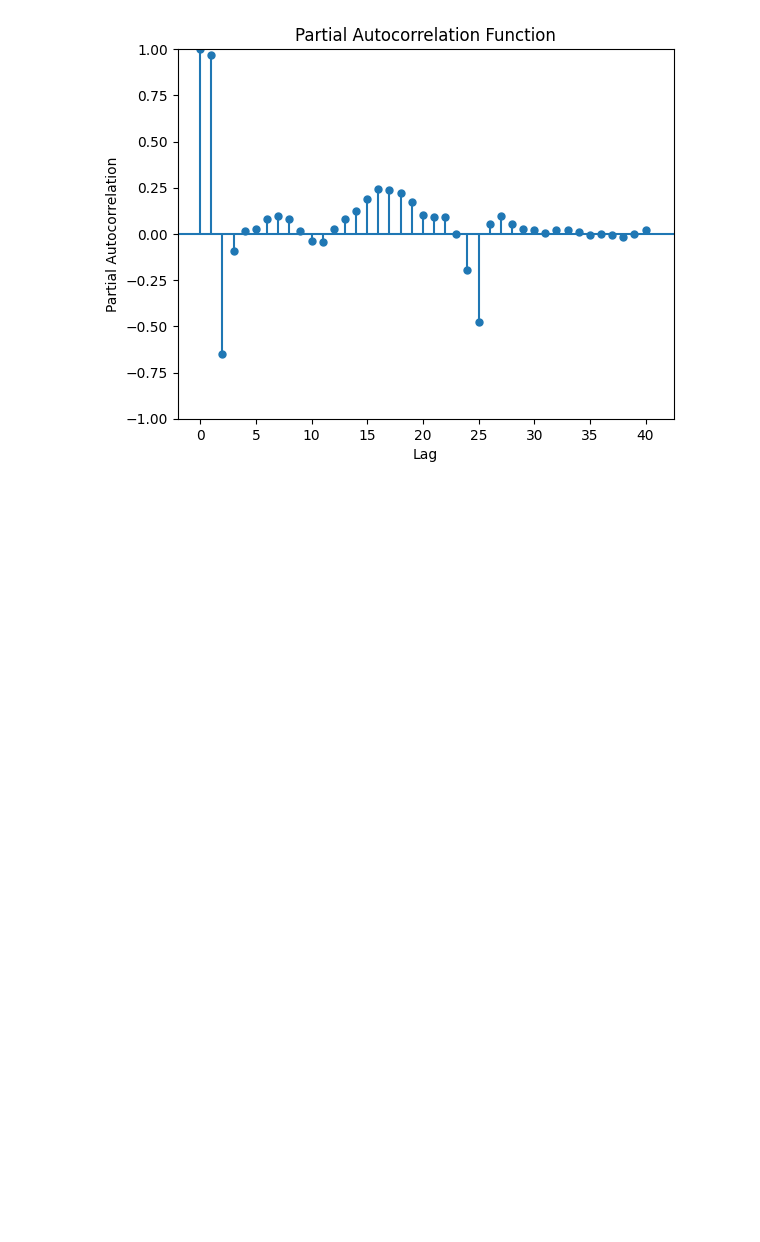
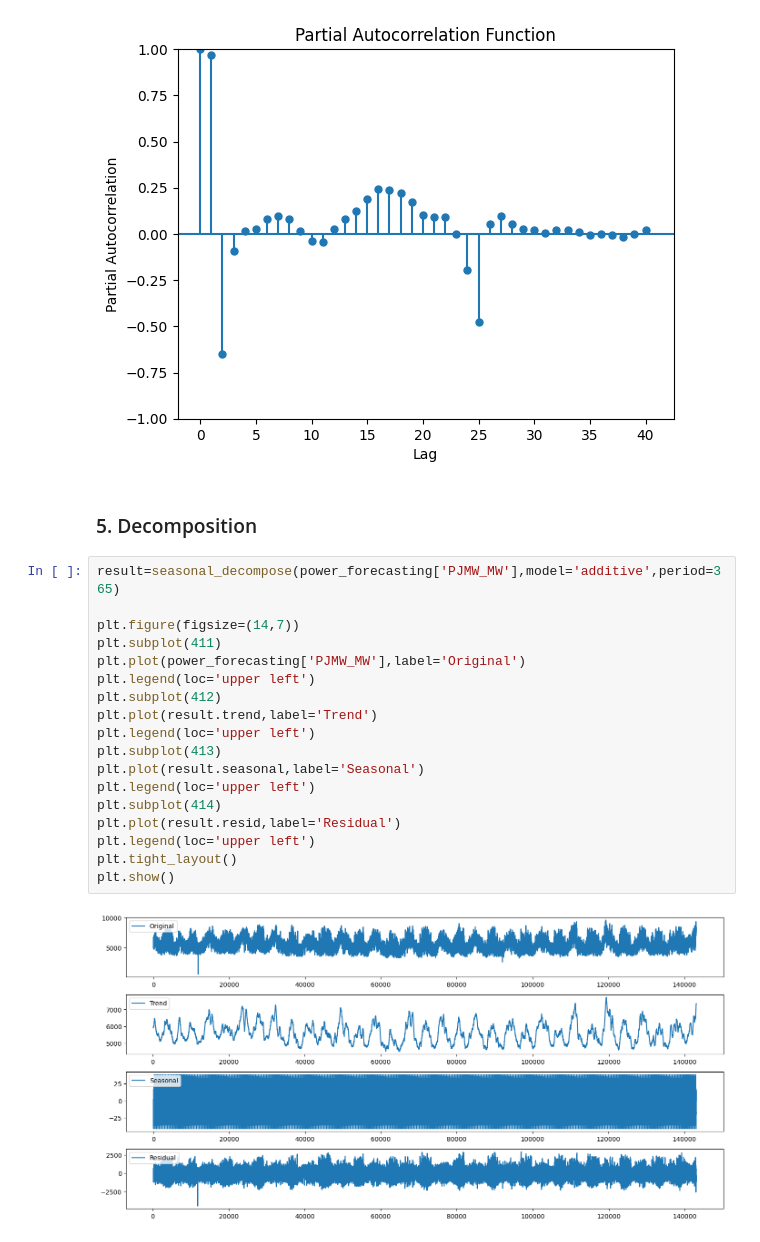
Before and after one commit to BenRoshan100/Power-Consumption-Forecasting, a Jupyter notebook: power_forecasting_eda.ipynb, the cells around one changed output. Cells and saved outputs as stored; diff of their text form; blank space fills up the shorter version.

```diff
--- a/power_forecasting_eda.ipynb
+++ b/power_forecasting_eda.ipynb
@@ -196,3 +205,25 @@ plt.show()
 # %% [output]
 <Figure size 1200x600 with 0 Axes>
 [figure]
+# %% [markdown]
+### 5. Decomposition
+# %%
+result=seasonal_decompose(power_forecasting['PJMW_MW'],model='additive',period=365)
+
+plt.figure(figsize=(14,7))
+plt.subplot(411)
+plt.plot(power_forecasting['PJMW_MW'],label='Original')
+plt.legend(loc='upper left')
+plt.subplot(412)
+plt.plot(result.trend,label='Trend')
+plt.legend(loc='upper left')
+plt.subplot(413)
+plt.plot(result.seasonal,label='Seasonal')
+plt.legend(loc='upper left')
+plt.subplot(414)
+plt.plot(result.resid,label='Residual')
+plt.legend(loc='upper left')
+plt.tight_layout()
+plt.show()
+# %% [output]
+[figure, added]
```
Also changed, not shown: parts of 18 cells of this notebook, 2 other files.
